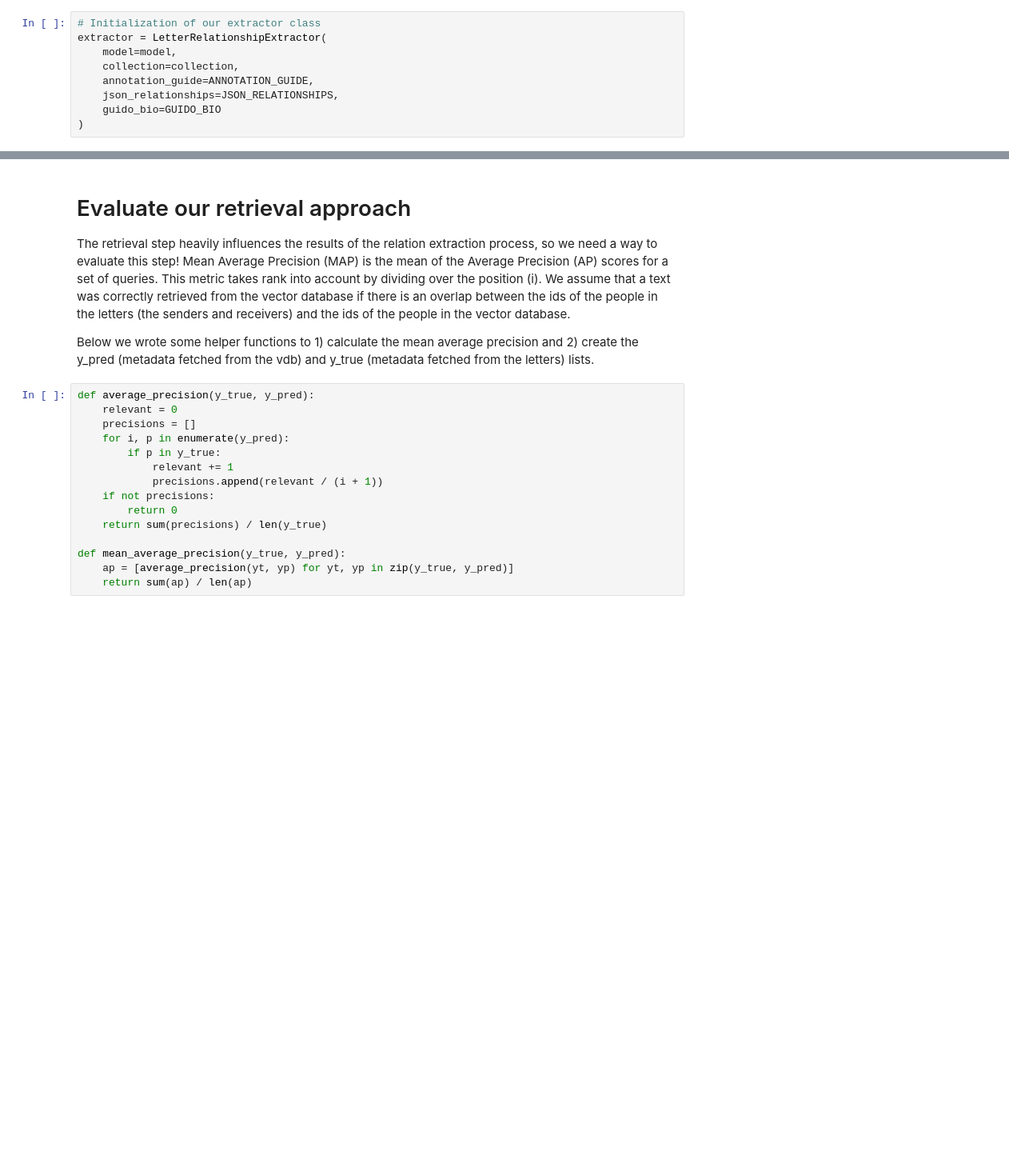
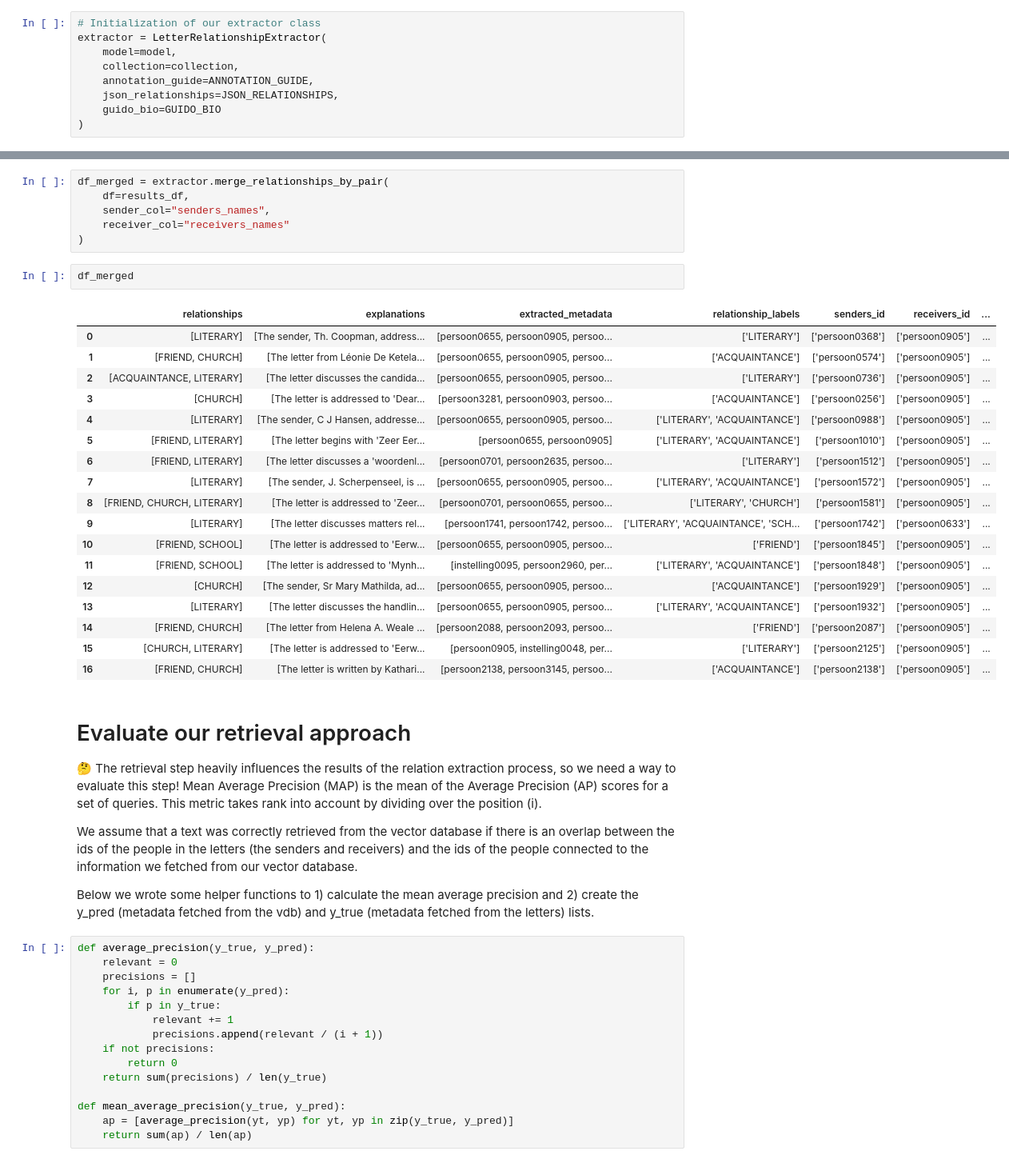
Before and after one commit to GhentCDH/CLSinfra, a Jupyter notebook: Notebooks/REX_with_RAG.ipynb, the cells around one changed output, grey strips where cells are left out. Shown at 80% size. Drawn from its saved outputs; the diff is of its cells as text; blank space fills up the shorter version.

```diff
--- a/Notebooks/REX_with_RAG.ipynb
+++ b/Notebooks/REX_with_RAG.ipynb
@@ -486,8 +585,36 @@ test_df
+# %%
+df_merged = extractor.merge_relationships_by_pair(
+    df=results_df,
+    sender_col="senders_names",
+    receiver_col="receivers_names"
+)
+# %%
+df_merged
+# %% [output]
+|  | relationships | explanations | extracted_metadata | relationship_labels | senders_id | receivers_id | ... |
+| 0 | [LITERARY] | [The sender, Th. Coopman, address... | [persoon0655, persoon0905, persoo... | ['LITERARY'] | ['persoon0368'] | ['persoon0905'] | ... |
+| 1 | [FRIEND, CHURCH] | [The letter from Léonie De Ketela... | [persoon0655, persoon0905, persoo... | ['ACQUAINTANCE'] | ['persoon0574'] | ['persoon0905'] | ... |
+| 2 | [ACQUAINTANCE, LITERARY] | [The letter discusses the candida... | [persoon0655, persoon0905, persoo... | ['LITERARY'] | ['persoon0736'] | ['persoon0905'] | ... |
+| 3 | [CHURCH] | [The letter is addressed to 'Dear... | [persoon3281, persoon0903, persoo... | ['ACQUAINTANCE'] | ['persoon0256'] | ['persoon0905'] | ... |
+| 4 | [LITERARY] | [The sender, C J Hansen, addresse... | [persoon0655, persoon0905, persoo... | ['LITERARY', 'ACQUAINTANCE'] | ['persoon0988'] | ['persoon0905'] | ... |
+| 5 | [FRIEND, LITERARY] | [The letter begins with 'Zeer Eer... | [persoon0655, persoon0905] | ['LITERARY', 'ACQUAINTANCE'] | ['persoon1010'] | ['persoon0905'] | ... |
+| 6 | [FRIEND, LITERARY] | [The letter discusses a 'woordenl... | [persoon0701, persoon2635, persoo... | ['LITERARY'] | ['persoon1512'] | ['persoon0905'] | ... |
+| 7 | [LITERARY] | [The sender, J. Scherpenseel, is ... | [persoon0655, persoon0905, persoo... | ['LITERARY', 'ACQUAINTANCE'] | ['persoon1572'] | ['persoon0905'] | ... |
+| 8 | [FRIEND, CHURCH, LITERARY] | [The letter is addressed to 'Zeer... | [persoon0701, persoon0655, persoo... | ['LITERARY', 'CHURCH'] | ['persoon1581'] | ['persoon0905'] | ... |
+| 9 | [LITERARY] | [The letter discusses matters rel... | [persoon1741, persoon1742, persoo... | ['LITERARY', 'ACQUAINTANCE', 'SCH... | ['persoon1742'] | ['persoon0633'] | ... |
+| 10 | [FRIEND, SCHOOL] | [The letter is addressed to 'Eerw... | [persoon0655, persoon0905, persoo... | ['FRIEND'] | ['persoon1845'] | ['persoon0905'] | ... |
+| 11 | [FRIEND, SCHOOL] | [The letter is addressed to 'Mynh... | [instelling0095, persoon2960, per... | ['LITERARY', 'ACQUAINTANCE'] | ['persoon1848'] | ['persoon0905'] | ... |
+| 12 | [CHURCH] | [The sender, Sr Mary Mathilda, ad... | [persoon0655, persoon0905, persoo... | ['ACQUAINTANCE'] | ['persoon1929'] | ['persoon0905'] | ... |
+| 13 | [LITERARY] | [The letter discusses the handlin... | [persoon0655, persoon0905, persoo... | ['LITERARY', 'ACQUAINTANCE'] | ['persoon1932'] | ['persoon0905'] | ... |
+| 14 | [FRIEND, CHURCH] | [The letter from Helena A. Weale ... | [persoon2088, persoon2093, persoo... | ['FRIEND'] | ['persoon2087'] | ['persoon0905'] | ... |
+| 15 | [CHURCH, LITERARY] | [The letter is addressed to 'Eerw... | [persoon0905, instelling0048, per... | ['LITERARY'] | ['persoon2125'] | ['persoon0905'] | ... |
+| 16 | [FRIEND, CHURCH] | [The letter is written by Kathari... | [persoon2138, persoon3145, persoo... | ['ACQUAINTANCE'] | ['persoon2138'] | ['persoon0905'] | ... |
 # %% [markdown]
 # Evaluate our retrieval approach
 
-The retrieval step heavily influences the results of the relation extraction process, so we need a way to evaluate this step! Mean Average Precision (MAP) is the mean of the Average Precision (AP) scores for a set of queries. This metric takes rank into account by dividing over the position (i).
-We assume that a text was correctly retrieved from the vector database if there is an overlap between the ids of the people in the letters (the senders and receivers) and the ids of the people in the vector database.
+🤔 The retrieval step heavily influences the results of the relation extraction process, so we need a way to evaluate this step! Mean Average Precision (MAP) is the mean of the Average Precision (AP) scores for a set of queries. This metric takes rank into account by dividing over the position (i).
+
+We assume that a text was correctly retrieved from the vector database if there is an overlap between the ids of the people in the letters (the senders and receivers) and the ids of the people connected to the information we fetched from our vector database.
 
 Below we wrote some helper functions to 1) calculate the mean average precision and 2) create the y_pred (metadata fetched from the vdb) and y_true (metadata fetched from the letters) lists.
 # %%
```
Also changed, not shown: parts of 49 cells of this notebook.
